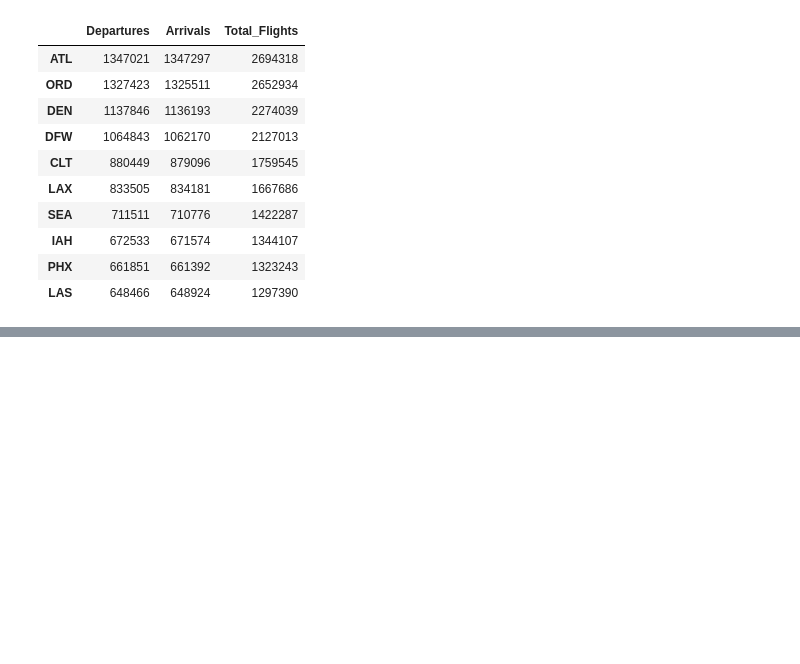
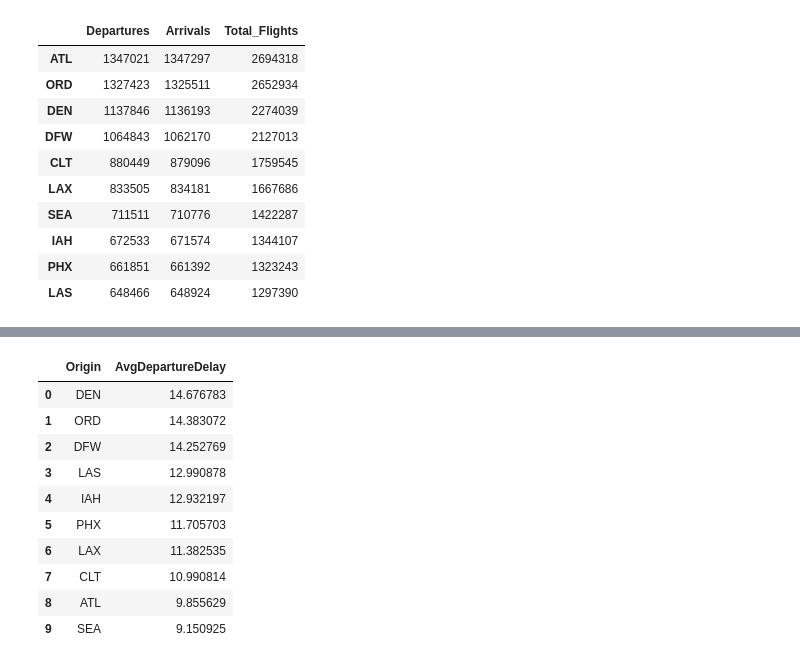
Before and after one commit to fundatanyildiz/flight-delay-predictions, a Jupyter notebook: data_analysis.ipynb, the cells around one changed output, grey strips where cells are left out. Saved outputs shown, nothing was run; the diff lists cells and outputs as text; code cells hidden in the pictures; blank space fills up the shorter version.

```diff
--- a/data_analysis.ipynb
+++ b/data_analysis.ipynb
@@ -243,2 +244,21 @@ IFrame(src="Top10_busiest_Airports.html", width=700, height=600)
 # %% [output]
 [interactive output not drawn]
+# %%
+# average departure delay per airport within top 10 busy airport
+airports_index = airport_traffic.index
+filt = df_all["Origin"].isin(airports_index)
+airport_departure_delay = df_all[filt].groupby("Origin")["DepDelayMinutes"].mean().rename('AvgDepartureDelay')
+airport_departure_delay = airport_departure_delay.sort_values(ascending=False).reset_index()
+airport_departure_delay
+# %% [output]
+|  | Origin | AvgDepartureDelay |
+| 0 | DEN | 14.676783 |
+| 1 | ORD | 14.383072 |
+| 2 | DFW | 14.252769 |
+| 3 | LAS | 12.990878 |
+| 4 | IAH | 12.932197 |
+| 5 | PHX | 11.705703 |
+| 6 | LAX | 11.382535 |
+| 7 | CLT | 10.990814 |
+| 8 | ATL | 9.855629 |
+| 9 | SEA | 9.150925 |
```
Also changed, not shown: parts of 14 cells of this notebook, 8 other files.
